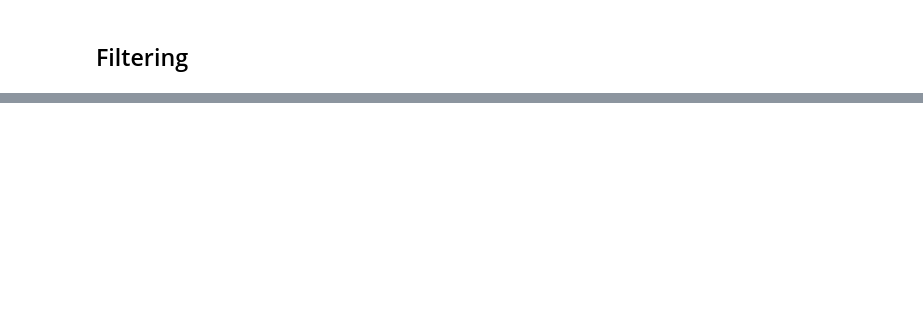
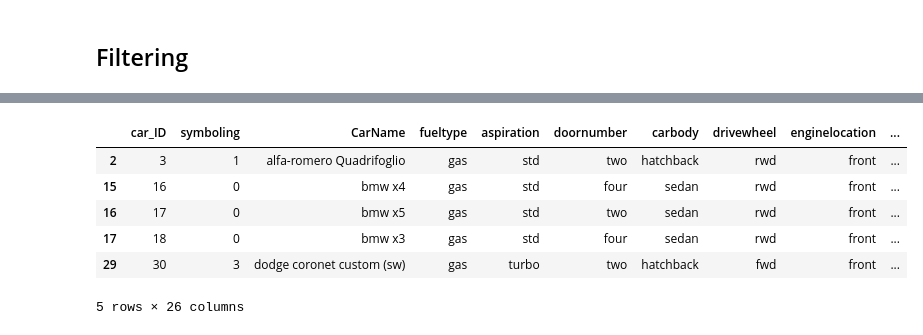
Before and after one commit to MaxVon89/Pandas_BC, a Jupyter notebook: PdT5.ipynb, the cells around one changed output, grey strips where cells are left out. Drawn from its saved outputs; the diff is of its cells as text; code cells hidden in the pictures; blank space fills up the shorter version.

```diff
--- a/PdT5.ipynb
+++ b/PdT5.ipynb
@@ -34,0 +66,15 @@ d8s
+# %%
+# gassGuzzler = d8[d8['citympg']<20.0]
+
+gassGuzzler = d8[(d8['citympg']<20.0) &
+                 (d8['enginesize']>150)]
+gassGuzzler
+gassGuzzler.head()
+# %% [output]
+|  | car_ID | symboling | CarName | fueltype | aspiration | doornumber | carbody | drivewheel | enginelocation | ... |
+| 2 | 3 | 1 | alfa-romero Quadrifoglio | gas | std | two | hatchback | rwd | front | ... |
+| 15 | 16 | 0 | bmw x4 | gas | std | four | sedan | rwd | front | ... |
+| 16 | 17 | 0 | bmw x5 | gas | std | two | sedan | rwd | front | ... |
+| 17 | 18 | 0 | bmw x3 | gas | std | four | sedan | rwd | front | ... |
+| 29 | 30 | 3 | dodge coronet custom (sw) | gas | turbo | two | hatchback | fwd | front | ... |
+5 rows × 26 columns
```
Also changed, not shown: parts of 2 cells of this notebook, 3 other files.
